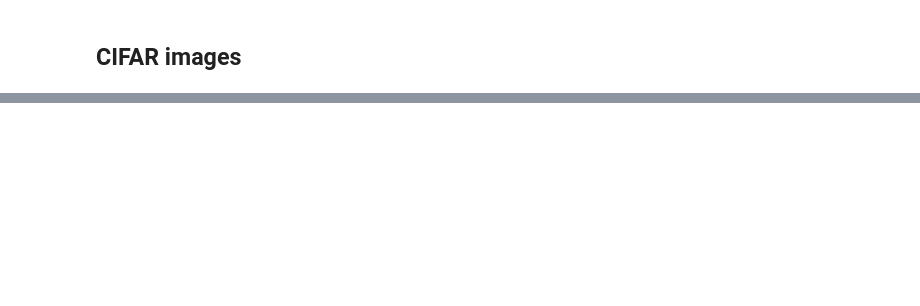
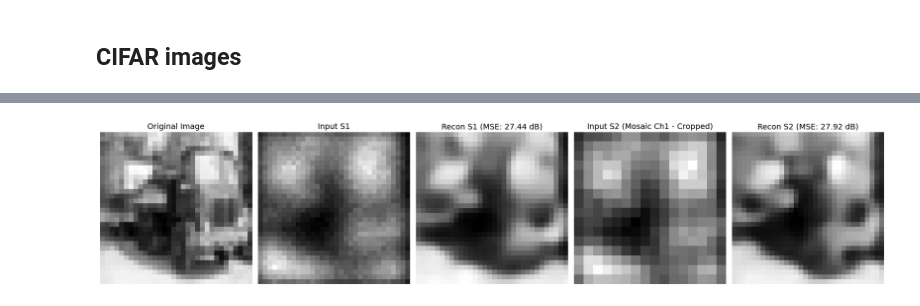
Before and after one commit to arizonaCameraLab/papers, a Jupyter notebook: IntegratedMetaOptics.ipynb, the cells around one changed output, grey strips where cells are left out. Saved outputs shown, nothing was run; the diff lists cells and outputs as text; code cells hidden in the pictures; blank space fills up the shorter version.

```diff
--- a/IntegratedMetaOptics.ipynb
+++ b/IntegratedMetaOptics.ipynb
@@ -1038,0 +1036,70 @@ Epoch 15/15
+# %%
+import numpy as np
+import matplotlib.pyplot as plt
+from skimage.metrics import peak_signal_noise_ratio as psnr
+
+# Select a random index for a test image
+example_idx = np.random.randint(0, len(test_clean))
+
+# Get the original clean image
+original_image = test_clean[example_idx]
+
+# Get the corresponding noisy inputs for strategy 1 and strategy 2
+input_s1_example = v_s1[example_idx:example_idx+1]
+input_s2_example = v_s2[example_idx:example_idx+1]
+
+# Predict reconstructions using both models
+recon_s1_example = m1.predict(input_s1_example, verbose=0)[0]
+recon_s1_example = recon_s1_example
+recon_s2_example = m2.predict(input_s2_example, verbose=0)[0]
+
+
+# measure psnr
+psnr_s1 = psnr(original_image,recon_s1_example)
+psnr_s2 =  psnr(original_image,recon_s2_example)
+
+# Crop coordinates for CIFAR images (from 64x64 padded to 32x32 original size)
+start = (64 - 32) // 2
+end = start + 32
+
+# Crop coordinates for input_s2_example (which is 32x32 after sampling)
+# The effective 32x32 content from the original unpadded image is within this range.
+start_s2 = start // 2 # 16 // 2 = 8
+end_s2 = end // 2   # 48 // 2 = 24
+
+plt.figure(figsize=(20, 5)) # Increased figure size for 5 plots
+
+# 1. Original Image
+plt.subplot(1, 5, 1)
+plt.imshow(original_image[start:end, start:end, 0], cmap='gray')
+plt.title("Original Image", fontsize=14)
+plt.axis('off')
+
+# 2. Input S1
+plt.subplot(1, 5, 2)
+plt.imshow(input_s1_example[0, start:end, start:end, 0], cmap='gray') # Displaying the single input channel
+plt.title("Input S1", fontsize=14)
+plt.axis('off')
+
+# 3. Recon S1
+plt.subplot(1, 5, 3)
+plt.imshow(recon_s1_example[start:end, start:end, 0], cmap='gray')
+plt.title(f"Recon S1 (MSE: {psnr_s1:.2f} dB)", fontsize=14)
+plt.axis('off')
+
+# 4. Input S2 (Mosaic - displaying the first channel, cropped to content)
+plt.subplot(1, 5, 4)
+plt.imshow(input_s2_example[0, start_s2:end_s2, start_s2:end_s2, 0], cmap='gray')
+plt.title("Input S2 (Mosaic Ch1 - Cropped)", fontsize=14)
+plt.axis('off')
+
+# 5. Recon S2
+plt.subplot(1, 5, 5)
+plt.imshow(recon_s2_example[start:end, start:end, 0], cmap='gray')
+plt.title(f"Recon S2 (MSE: {psnr_s2:.2f} dB)", fontsize=14)
+plt.axis('off')
+
+plt.tight_layout()
+plt.show()
+# %% [output]
+[figure, added]
```
Also changed, not shown: parts of 20 cells of this notebook.
